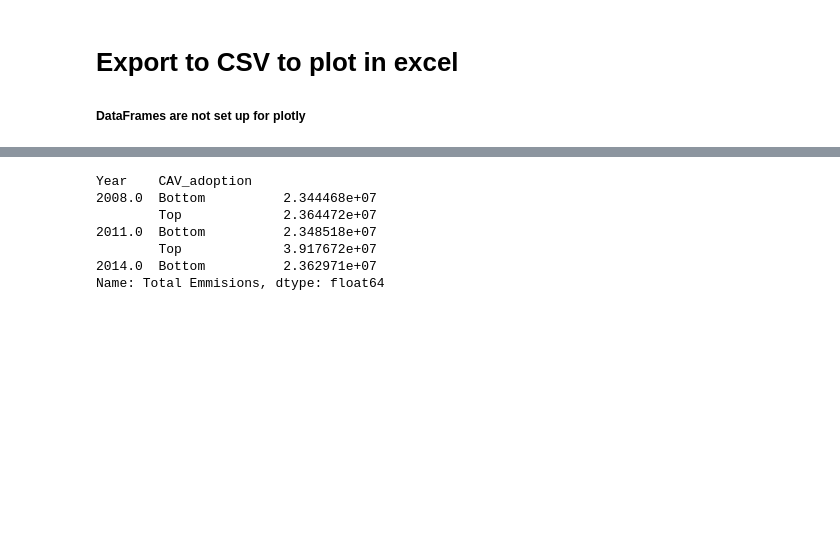
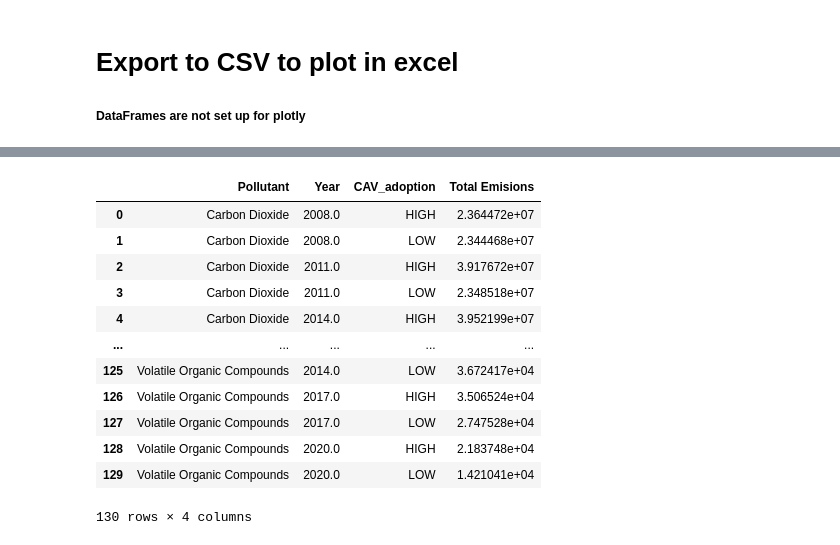
Before and after one commit to ScottJMcL/Coding_Temple_Capstone_2, a Jupyter notebook: Clean Air Vehicles vs Air Pollution by State.ipynb, the cells around one changed output, grey strips where cells are left out. Drawn from its saved outputs; the diff is of its cells as text; code cells hidden in the pictures; blank space fills up the shorter version.

Commit message:
corrected spelling and updated nei_by_pollutant.csv

```diff
--- a/Clean Air Vehicles vs Air Pollution by State.ipynb
+++ b/Clean Air Vehicles vs Air Pollution by State.ipynb
@@ -830,7 +837,7 @@ nei_by_pollutant = pd.DataFrame({
     "UOM":pd.Series(dtype='str')
 }, index = ["Pollutant"])
 
-top_CAV_nei_by_pollutant = pd.DataFrame({
+high_CAV_nei_by_pollutant = pd.DataFrame({
     "Pollutant":pd.Series(dtype='str'),
     "Symbol": pd.Series(dtype='str'),
     "State":pd.Series(dtype='str'),
@@ -841,7 +848,7 @@ top_CAV_nei_by_pollutant = pd.DataFrame({
     "UOM":pd.Series(dtype='str')
 }, index = ["Pollutant"])
 
-bottom_CAV_nei_by_pollutant = pd.DataFrame({
+low_CAV_nei_by_pollutant = pd.DataFrame({
     "Pollutant":pd.Series(dtype='str'),
     "Symbol": pd.Series(dtype='str'),
     "State":pd.Series(dtype='str'),
@@ -852,29 +859,32 @@ bottom_CAV_nei_by_pollutant = pd.DataFrame({
     "UOM":pd.Series(dtype='str')
 }, index = ["Pollutant"])
 
+logging.basicConfig(filename='nei_by_pollutant.log')
 
 for year in years:
     print(f'\nWorking on {year}')
+    logging.info(f'\nWorking on {year}')
     for path in onroad_paths[year]:
         print(f'\nOpening {path}')
+        logging.info('\nOpening {path}')
         onroad = pd.read_csv(path,low_memory=False)
 
         # state_column
         # pol_descr_column
-        # tot_emm_column
+        # tot_em_column
         # uom_column
         state_pollutants = onroad.groupby([state_column[year], pol_descr_column[year]], sort = False)[tot_em_column[year]].sum()
 #         print(state_pollutants.head(n=5))
-        state_pollutants.to_csv(f'state_pollutants_{year}_{path[-4:]}.csv')
+        state_pollutants.to_csv(f'state_pollutants_{year}_{path[-8:-4]}.csv')
 
         for state in top_and_bottom_CAV_states:
 
             if state in onroad[state_column[year]].unique():
-                print(f"Found {state} in file.")
+                logging.info(f"Found {state} in file.")
                 state_in_file = True
             else:
                 state_in_file = False
-                print(f'{state} not in file.')
+                logging.info(f'{state} not in file.')
 
             if state_in_file:
                 for pollutant in poc:
@@ -908,22 +918,25 @@ for year in years:
                         nei_by_pollutant = pd.concat([nei_by_pollutant,new_row], ignore_index = False)
 
                         if state in top_10_CAV_states:
-                            top_CAV_nei_by_pollutant = pd.concat([top_CAV_nei_by_pollutant,new_row], ignore_index = False)
+                            high_CAV_nei_by_pollutant = pd.concat([high_CAV_nei_by_pollutant,new_row], ignore_index = False)
                         elif state in bottom_10_CAV_states:
-                            bottom_CAV_nei_by_pollutant = pd.concat([bottom_CAV_nei_by_pollutant,new_row], ignore_index = False)
+                            low_CAV_nei_by_pollutant = pd.concat([low_CAV_nei_by_pollutant,new_row], ignore_index = False)
                     else:
-                        print(f'({state}, {pollutant}) not found in state_pollutants.')
+                        logging.warning(f'({state}, {pollutant}) not found in state_pollutants.')
             else:
                 continue
 
 print("\nCreating nei_by_pollutant.csv")
+logging.info("\nCreating nei_by_pollutant.csv")
 nei_by_pollutant.to_csv('nei_by_pollutant.csv')
 
 print("\nCreating top_CAV_nei_by_pollutant.csv")
-top_CAV_nei_by_pollutant.to_csv('top_CAV_nei_by_pollutant.csv')
+logging.info("\nCreating top_CAV_nei_by_pollutant.csv")
+high_CAV_nei_by_pollutant.to_csv('high_CAV_nei_by_pollutant.csv')
 
-print("\nCreating bottom_CAV_nei_by_pollutant.csv")
-bottom_CAV_nei_by_pollutant.to_csv('bottom_CAV_nei_by_pollutant.csv')
+print("\nCreating low_CAV_nei_by_pollutant.csv")
+logging.info("\nCreating low_CAV_nei_by_pollutant.csv")
+low_CAV_nei_by_pollutant.to_csv('low_CAV_nei_by_pollutant.csv')
 # %% [output]
 Working on 2008
 
@@ -1222,20 +1085,0 @@ Name: Total Emmisions, dtype: float64
-# %%
-CO2_avg_emm_by_CAV = avg_emm_by_CAV['Carbon Dioxide']
-CO2_avg_emm_by_CAV.head()
-
-# CO2_avg_emm_by_CAV.plot(kind='line', x = "Year", y = "Total Emmisions")
-
-# CO2_plot = px.line(
-#     CO2_avg_emm_by_CAV,
-#     x = avg_emm_by_CAV["Year"],
-#     y = "Total Emmisions",
-#     color = avg_emm_by_CAV["CAV_adoption"]
-# )
-# %% [output]
-Year    CAV_adoption
-2008.0  Bottom          2.344468e+07
-        Top             2.364472e+07
-2011.0  Bottom          2.348518e+07
-        Top             3.917672e+07
-2014.0  Bottom          2.362971e+07
-Name: Total Emmisions, dtype: float64
@@ -1241,0 +1206,23 @@ Name: Total Emmisions, dtype: float64
+# %%
+# nei_by_pollutant.head(n=5)
+
+
+avg_em_by_CAV = nei_by_pollutant.groupby(["Pollutant", "Year", "CAV_adoption"])["Total Emisions"].mean()
+
+avg_em_by_CAV.reset_index()
+
+# avg_em_by_CAV["Carbon Dioxide"]#[2008]["Top"]
+# %% [output]
+|  | Pollutant | Year | CAV_adoption | Total Emisions |
+| 0 | Carbon Dioxide | 2008.0 | HIGH | 2.364472e+07 |
+| 1 | Carbon Dioxide | 2008.0 | LOW | 2.344468e+07 |
+| 2 | Carbon Dioxide | 2011.0 | HIGH | 3.917672e+07 |
+| 3 | Carbon Dioxide | 2011.0 | LOW | 2.348518e+07 |
+| 4 | Carbon Dioxide | 2014.0 | HIGH | 3.952199e+07 |
+| ... | ... | ... | ... | ... |
+| 125 | Volatile Organic Compounds | 2014.0 | LOW | 3.672417e+04 |
+| 126 | Volatile Organic Compounds | 2017.0 | HIGH | 3.506524e+04 |
+| 127 | Volatile Organic Compounds | 2017.0 | LOW | 2.747528e+04 |
+| 128 | Volatile Organic Compounds | 2020.0 | HIGH | 2.183748e+04 |
+| 129 | Volatile Organic Compounds | 2020.0 | LOW | 1.421041e+04 |
+130 rows × 4 columns
```
Also changed, not shown: parts of 30 cells of this notebook, 1 other file.
